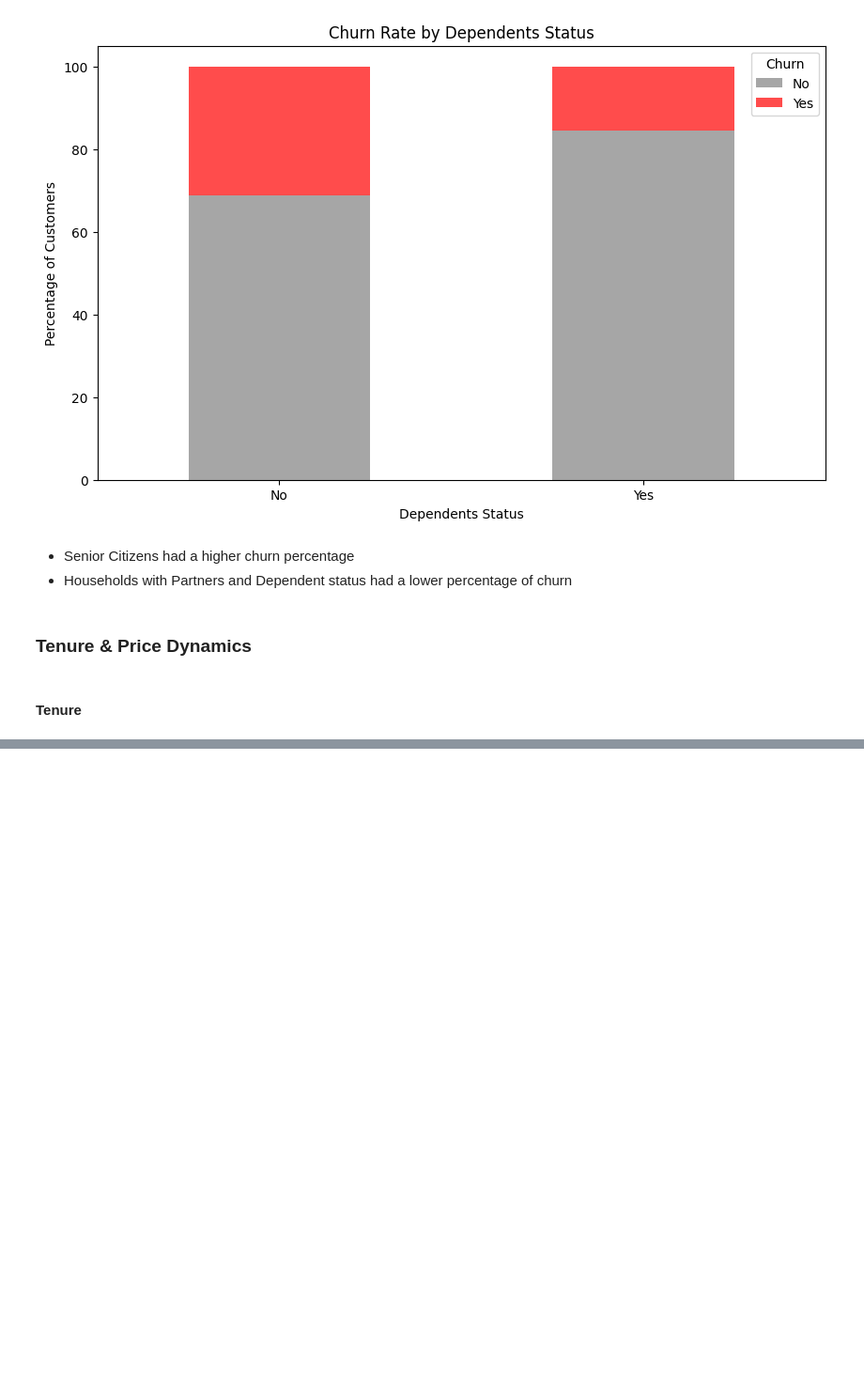
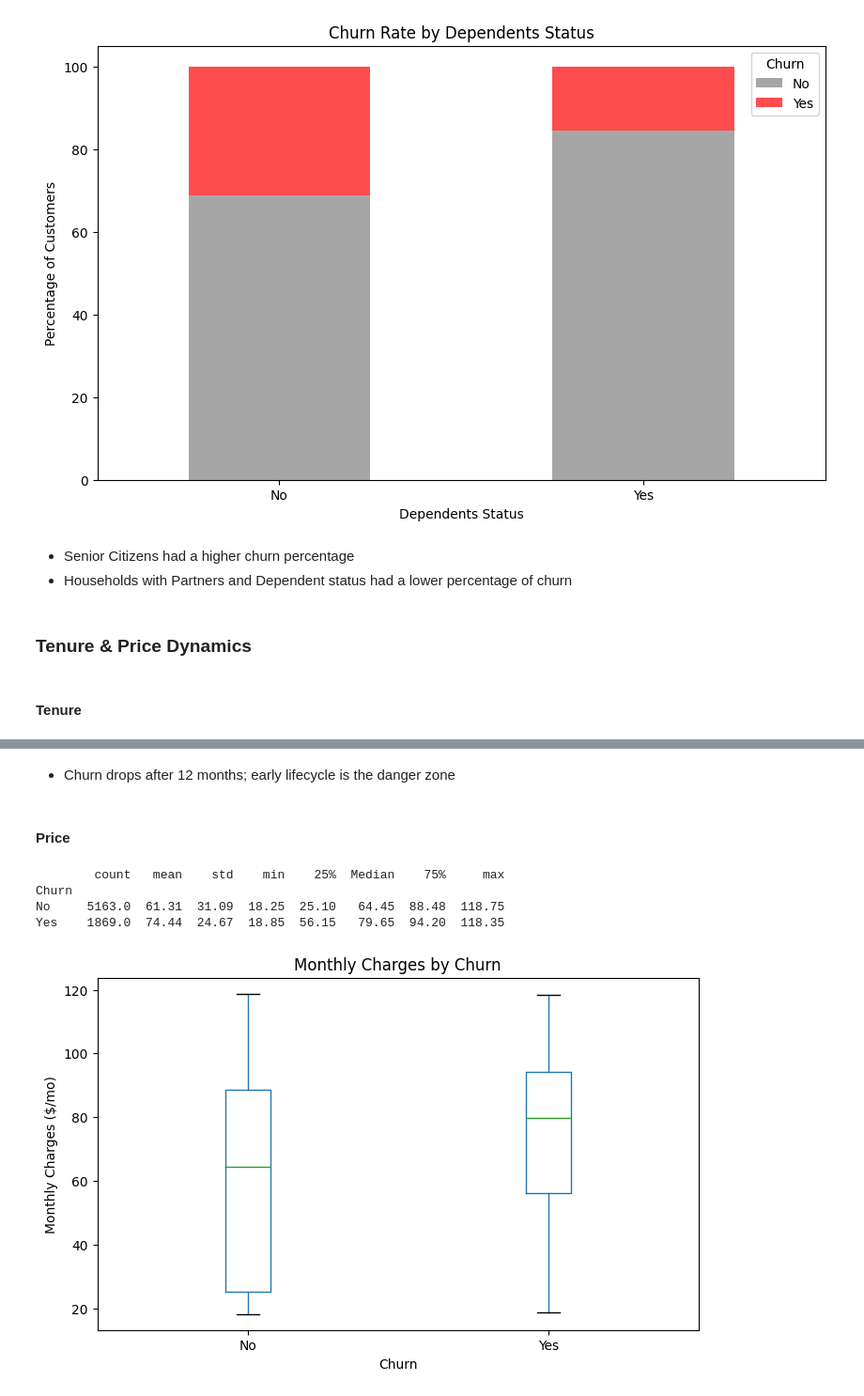
Before and after one commit to dylan123104/Telco-Customer-Churn, a Jupyter notebook: EDA-Churn.ipynb, the cells around one changed output, grey strips where cells are left out. Shown: that part at 94% size. Drawn from its saved outputs; the diff is of its cells as text; code cells hidden in the pictures; blank space fills up the shorter version.

```diff
--- a/EDA-Churn.ipynb
+++ b/EDA-Churn.ipynb
@@ -302,0 +314,19 @@ TenureGroup
+# %% [markdown]
+- Churn drops after 12 months; early lifecycle is the danger zone
+# %% [markdown]
+#### **Price**
+# %%
+# Churns by MonthlyCharges Boxplot
+ax = df.boxplot(column="MonthlyCharges", by="Churn", grid=False, figsize=(8,5))
+ax.set_title("Monthly Charges by Churn"); plt.suptitle("")
+ax.set_ylabel("Monthly Charges ($/mo)")
+
+stats = round(df.groupby('Churn')['MonthlyCharges'].describe(), 2).rename(columns={'50%': 'Median'})
+print(stats)
+plt.show()
+# %% [output]
+        count   mean    std    min    25%  Median    75%     max
+Churn
+No     5163.0  61.31  31.09  18.25  25.10   64.45  88.48  118.75
+Yes    1869.0  74.44  24.67  18.85  56.15   79.65  94.20  118.35
+[figure, added]
```
Also changed, not shown: parts of 4 cells of this notebook.
